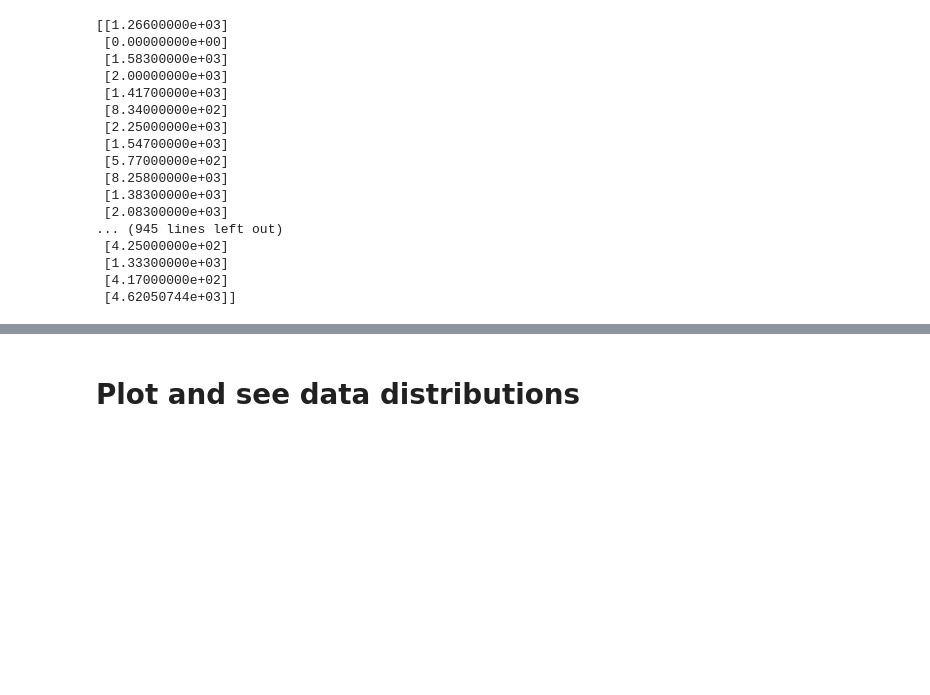
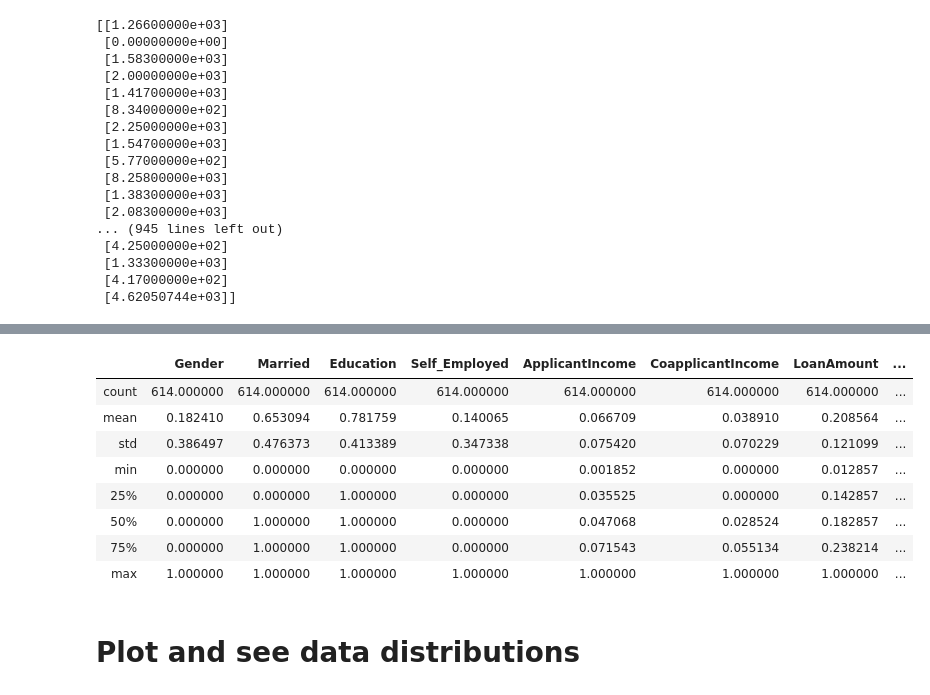
Before and after one commit to Kamin-At/Loan_prediction, a Jupyter notebook: Data_cleaning.ipynb, the cells around one changed output, grey strips where cells are left out. Saved outputs shown, nothing was run; the diff lists cells and outputs as text; code cells hidden in the pictures; blank space fills up the shorter version.

```diff
--- a/Data_cleaning.ipynb
+++ b/Data_cleaning.ipynb
@@ -215,4 +247,16 @@ LP002980
 | 50% | 0.000000 | 1.000000 | 1.000000 | 0.000000 | 0.046741 | 0.024600 | 0.178571 | ... |
 | 75% | 0.000000 | 1.000000 | 1.000000 | 0.000000 | 0.062469 | 0.058332 | 0.225714 | ... |
 | max | 1.000000 | 1.000000 | 1.000000 | 1.000000 | 0.895420 | 0.575995 | 0.785714 | ... |
+# %%
+Train.describe()
+# %% [output]
+|  | Gender | Married | Education | Self_Employed | ApplicantIncome | CoapplicantIncome | LoanAmount | ... |
+| count | 614.000000 | 614.000000 | 614.000000 | 614.000000 | 614.000000 | 614.000000 | 614.000000 | ... |
+| mean | 0.182410 | 0.653094 | 0.781759 | 0.140065 | 0.066709 | 0.038910 | 0.208564 | ... |
+| std | 0.386497 | 0.476373 | 0.413389 | 0.347338 | 0.075420 | 0.070229 | 0.121099 | ... |
+| min | 0.000000 | 0.000000 | 0.000000 | 0.000000 | 0.001852 | 0.000000 | 0.012857 | ... |
+| 25% | 0.000000 | 0.000000 | 1.000000 | 0.000000 | 0.035525 | 0.000000 | 0.142857 | ... |
+| 50% | 0.000000 | 1.000000 | 1.000000 | 0.000000 | 0.047068 | 0.028524 | 0.182857 | ... |
+| 75% | 0.000000 | 1.000000 | 1.000000 | 0.000000 | 0.071543 | 0.055134 | 0.238214 | ... |
+| max | 1.000000 | 1.000000 | 1.000000 | 1.000000 | 1.000000 | 1.000000 | 1.000000 | ... |
 # %%
```
Also changed, not shown: parts of 4 cells of this notebook, 3 other files.
